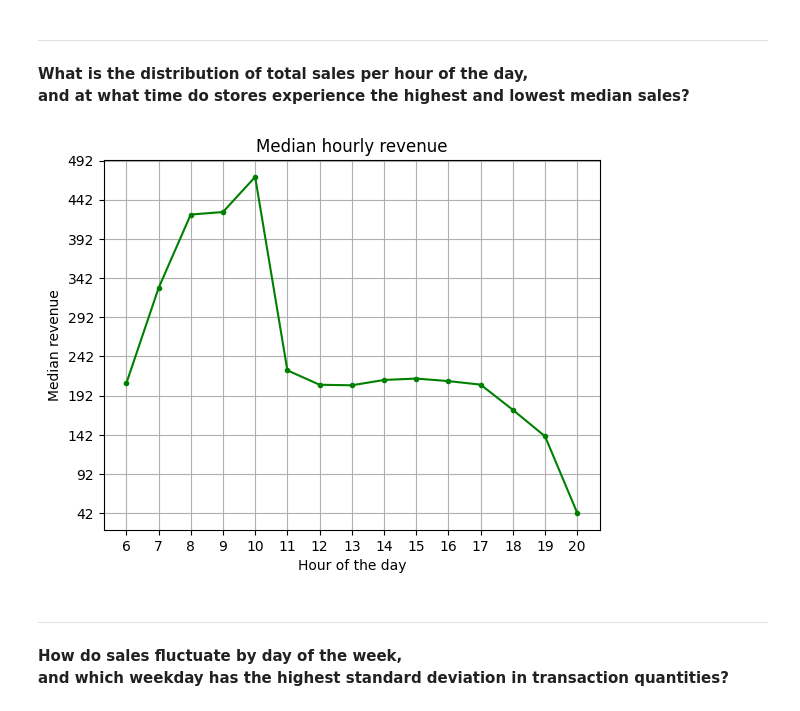
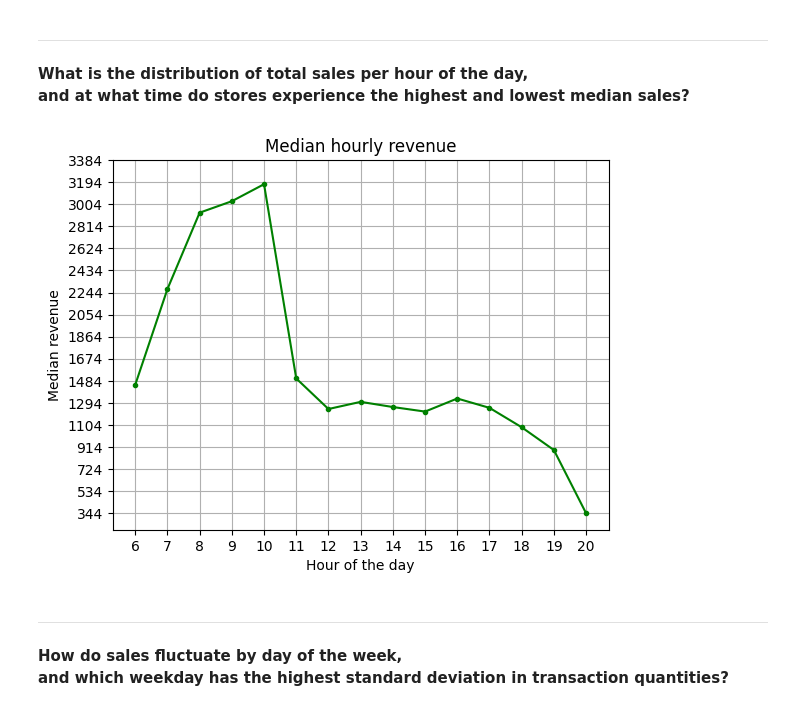
Before and after one commit to Michael-Kornilich/coffee_shop_analysis, a Jupyter notebook: script.ipynb, the cells around one changed output. Cells and saved outputs as stored; diff of their text form; code cells hidden in the pictures.

```diff
--- a/script.ipynb
+++ b/script.ipynb
@@ -12,22 +12,16 @@ path = Path(kagglehub.dataset_download("ahmedabbas757/coffee-sales"))/"Coffee Sh
 raw_records = pd.read_excel(path, index_col="transaction_id")
 # %%
 # transform
+columns_to_drop = ["store_id", "transaction_date", "transaction_time", "product_id"]
+records = raw_records.drop(columns=columns_to_drop)
+
 transaction_datetime = pd.to_datetime(raw_records["transaction_date"].astype(str) + " " + raw_records["transaction_time"].astype(str))
-transaction_datetime = pd.Series(transaction_datetime, name="transaction_datetime",index=None)
+records.index = pd.DatetimeIndex(transaction_datetime, name="transaction_datetime")
 
-# dropped columns: store_id, transaction_date, transaction_time, product_id
-records = raw_records.reindex([
-    "transaction_datetime", 'transaction_qty',
-    'store_location', 'unit_price',
-    'product_category', 'product_type', 'product_detail'], axis="columns")
+categorical_columns = ["store_location","product_category","product_type", "product_detail"]
+records[categorical_columns] = records.loc[:,categorical_columns].astype("category")
 
-records["transaction_datetime"] = transaction_datetime
-records.set_index("transaction_datetime", drop=True, inplace=True)
-records.sort_index(inplace=True)
-
-columns = ["store_location","product_category","product_type", "product_detail"]
-records[columns] = records.loc[:,columns].astype("category")
-
+del columns_to_drop, categorical_columns, transaction_datetime
 records.head()
 # %% [output]
 |  | transaction_qty | store_location | unit_price | product_category | product_type | ... |
@@ -140,7 +143,7 @@ and at what time do stores experience the highest and lowest median sales?**
 # %%
 revenue = pd.Series(records["unit_price"] * records["transaction_qty"],name="revenue")
 mean_revenue = (revenue
-                .groupby([revenue.index.date, revenue.index.hour])
+                .groupby([revenue.index.day, revenue.index.hour])
                 .sum()
                 .unstack()
                 .median(axis="rows")
@@ -148,17 +151,17 @@ mean_revenue = (revenue
 # %%
 # charting
 ax = plt.subplot()
 ax.plot(mean_revenue,color="green",marker=".")
 ax.set_xticks(mean_revenue.index)
 ax.grid()
 ax.set_title("Median hourly revenue")
 ax.set_ylabel("Median revenue")
 ax.set_yticks(range(
-    int(mean_revenue.min()), int(mean_revenue.max()*1.1), 50
+    int(mean_revenue.min()), int(mean_revenue.max()*1.1), int(mean_revenue.max()*0.06)
 ))
 ax.set_xlabel("Hour of the day");
 # %% [output]
-[figure, old version]
+[figure, new version]
 # %% [markdown]
 ---
 **How do sales fluctuate by day of the week,\
```
Also changed, not shown: parts of 6 cells of this notebook.
